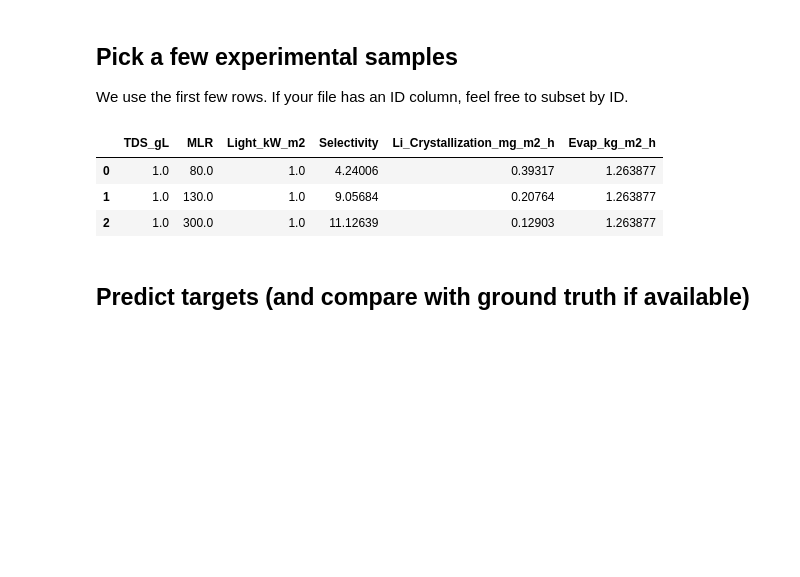
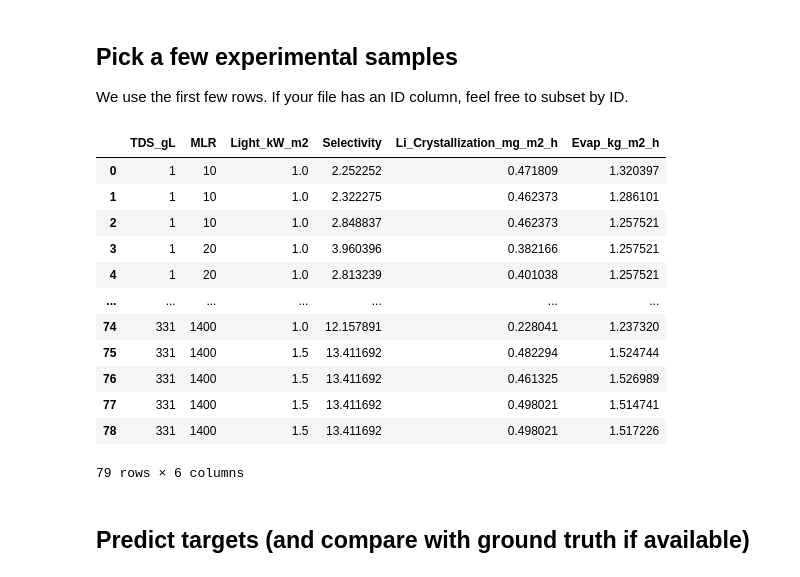
Before and after one commit to JiahaoZhang-Public/GlobalBrine-LithiumModel, a Jupyter notebook: notebooks/1.3-ig-interpretability-examples.ipynb, the cells around one changed output. Saved outputs shown, nothing was run; the diff lists cells and outputs as text; code cells hidden in the pictures; blank space fills up the shorter version.

```diff
--- a/notebooks/1.3-ig-interpretability-examples.ipynb
+++ b/notebooks/1.3-ig-interpretability-examples.ipynb
@@ -53,17 +53,26 @@ df.head()
 
 We use the first few rows. If your file has an ID column, feel free to subset by ID.
 # %%
-n_show = min(3, len(df))
+n_show = min(100, len(df))
 subset = df.iloc[:n_show].copy()
 
 cols = list(EXPERIMENTAL_FEATURE_COLUMNS) + [c for c in EXPERIMENTAL_TARGET_COLUMNS if c in subset.columns]
 subset = subset[cols]
 subset
 # %% [output]
 |  | TDS_gL | MLR | Light_kW_m2 | Selectivity | Li_Crystallization_mg_m2_h | Evap_kg_m2_h |
-| 0 | 1.0 | 80.0 | 1.0 | 4.24006 | 0.39317 | 1.263877 |
-| 1 | 1.0 | 130.0 | 1.0 | 9.05684 | 0.20764 | 1.263877 |
-| 2 | 1.0 | 300.0 | 1.0 | 11.12639 | 0.12903 | 1.263877 |
+| 0 | 1 | 10 | 1.0 | 2.252252 | 0.471809 | 1.320397 |
+| 1 | 1 | 10 | 1.0 | 2.322275 | 0.462373 | 1.286101 |
+| 2 | 1 | 10 | 1.0 | 2.848837 | 0.462373 | 1.257521 |
+| 3 | 1 | 20 | 1.0 | 3.960396 | 0.382166 | 1.257521 |
+| 4 | 1 | 20 | 1.0 | 2.813239 | 0.401038 | 1.257521 |
+| ... | ... | ... | ... | ... | ... | ... |
+| 74 | 331 | 1400 | 1.0 | 12.157891 | 0.228041 | 1.237320 |
+| 75 | 331 | 1400 | 1.5 | 13.411692 | 0.482294 | 1.524744 |
+| 76 | 331 | 1400 | 1.5 | 13.411692 | 0.461325 | 1.526989 |
+| 77 | 331 | 1400 | 1.5 | 13.411692 | 0.498021 | 1.514741 |
+| 78 | 331 | 1400 | 1.5 | 13.411692 | 0.498021 | 1.517226 |
+79 rows × 6 columns
 # %% [markdown]
 ## Predict targets (and compare with ground truth if available)
 # %%
```
Also changed, not shown: parts of 4 cells of this notebook, 7 other files.
